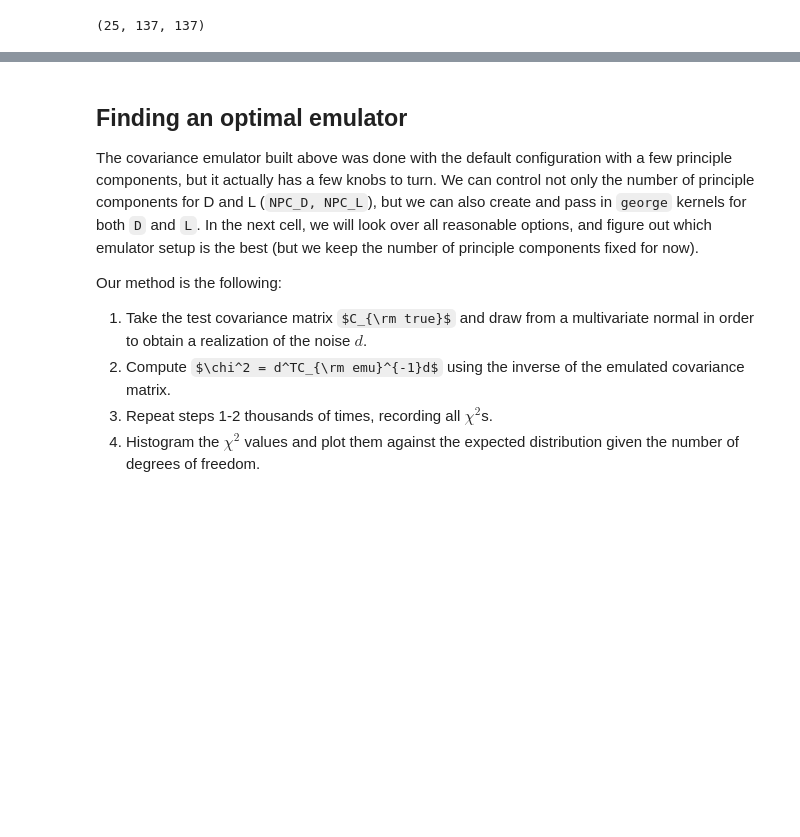
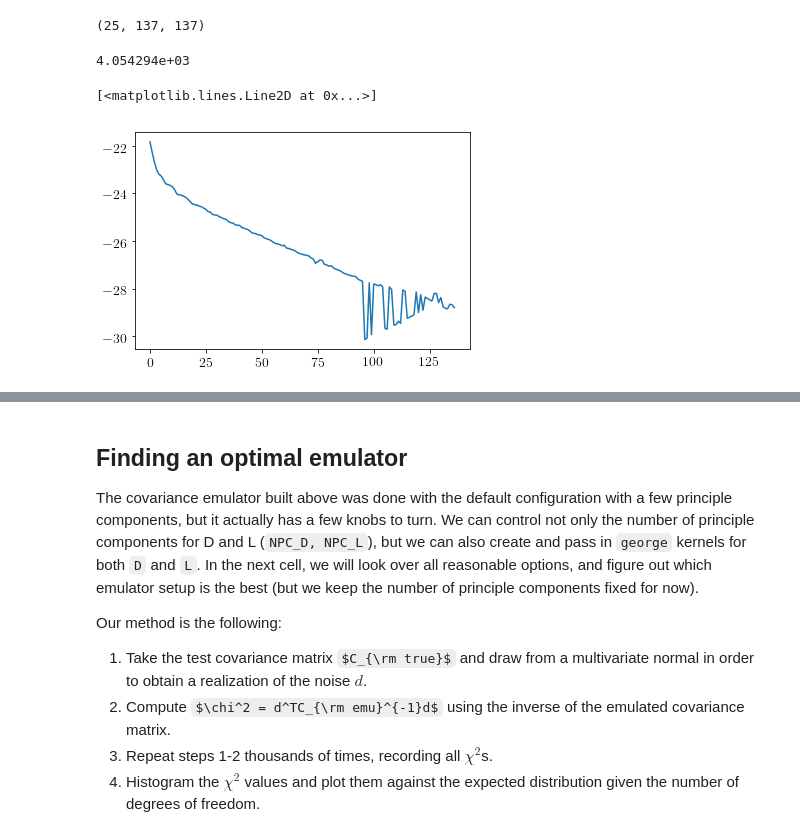
Before and after one commit to tmcclintock/covariance_emulator, a Jupyter notebook: notebooks/Emulating DES Part2: xi+xi- covariances.ipynb, the cells around one changed output, grey strips where cells are left out. Cells and saved outputs as stored; diff of their text form; code cells hidden in the pictures; some formulas as TeX source; blank space fills up the shorter version.

```diff
--- a/notebooks/Emulating DES Part2: xi+xi- covariances.ipynb
+++ b/notebooks/Emulating DES Part2: xi+xi- covariances.ipynb
@@ -45,6 +47,14 @@ test_cov = covs[test_index]
 test_parameters = parameters[test_index]
 covs = np.delete(covs, test_index, 0)#covs[:-1]
 parameters = np.delete(parameters, test_index, 0)#parameters[:-1]
+# %%
+w, v = np.linalg.eig(test_cov)
+print("%e"%(max(w)/min(w)))
+plt.plot(np.log(w))
+# %% [output]
+4.054294e+03
+[<matplotlib.lines.Line2D at 0x...>]
+[figure, added]
 # %%
 #Create an emulator
 NPC_D = 10
```
Also changed, not shown: parts of 2 cells of this notebook, 1 other file.
